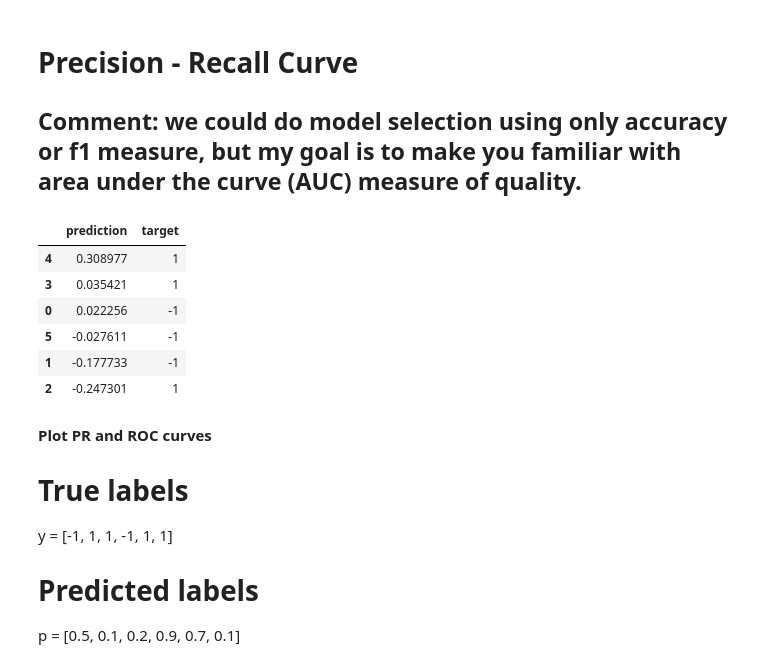
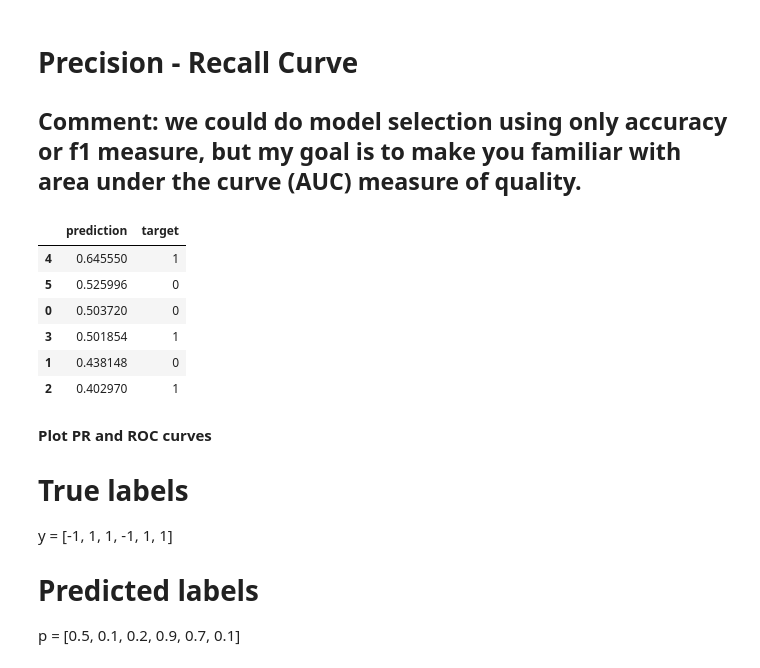
Before and after one commit to anton-selitskiy/RIT_ML, a Jupyter notebook: Lecture14.ipynb, the cells around one changed output. Cells and saved outputs as stored; diff of their text form; code cells hidden in the pictures.

```diff
--- a/Lecture14.ipynb
+++ b/Lecture14.ipynb
@@ -65,7 +65,7 @@ from sklearn.linear_model import LogisticRegression
 from sklearn.pipeline import Pipeline
 # %%
 pipe = Pipeline([('scaler', StandardScaler()), ('model', LogisticRegression())])
-pipe.fit(X_train_val, y_train_val)
+pipe.fit(X_train, y_train)
 # %% [output]
 Pipeline(steps=[('scaler', StandardScaler()), ('model', LogisticRegression())])
 # %%
@@ -132,15 +155,15 @@ precision_score(y_train_val, np.sign(y_predict))
 # Precision - Recall Curve
 ## Comment: we could do model selection using only accuracy or f1 measure, but my goal is to make you familiar with area under the curve (AUC) measure of quality.
 # %%
-pd.DataFrame({'prediction': y_predict[:6], 'target': y_train_val[:6].to_numpy()}).sort_values('prediction', ascending=False)
+pd.DataFrame({'prediction': y_predict_proba[:6,1], 'target': y_train_val[:6].to_numpy()}).sort_values('prediction', ascending=False)
 # %% [output]
 |  | prediction | target |
-| 4 | 0.308977 | 1 |
-| 3 | 0.035421 | 1 |
-| 0 | 0.022256 | -1 |
-| 5 | -0.027611 | -1 |
-| 1 | -0.177733 | -1 |
-| 2 | -0.247301 | 1 |
+| 4 | 0.645550 | 1 |
+| 5 | 0.525996 | 0 |
+| 0 | 0.503720 | 0 |
+| 3 | 0.501854 | 1 |
+| 1 | 0.438148 | 0 |
+| 2 | 0.402970 | 1 |
 # %% [markdown]
 **Plot PR and ROC curves**
 # True labels
```
Also changed, not shown: parts of 7 cells of this notebook.
